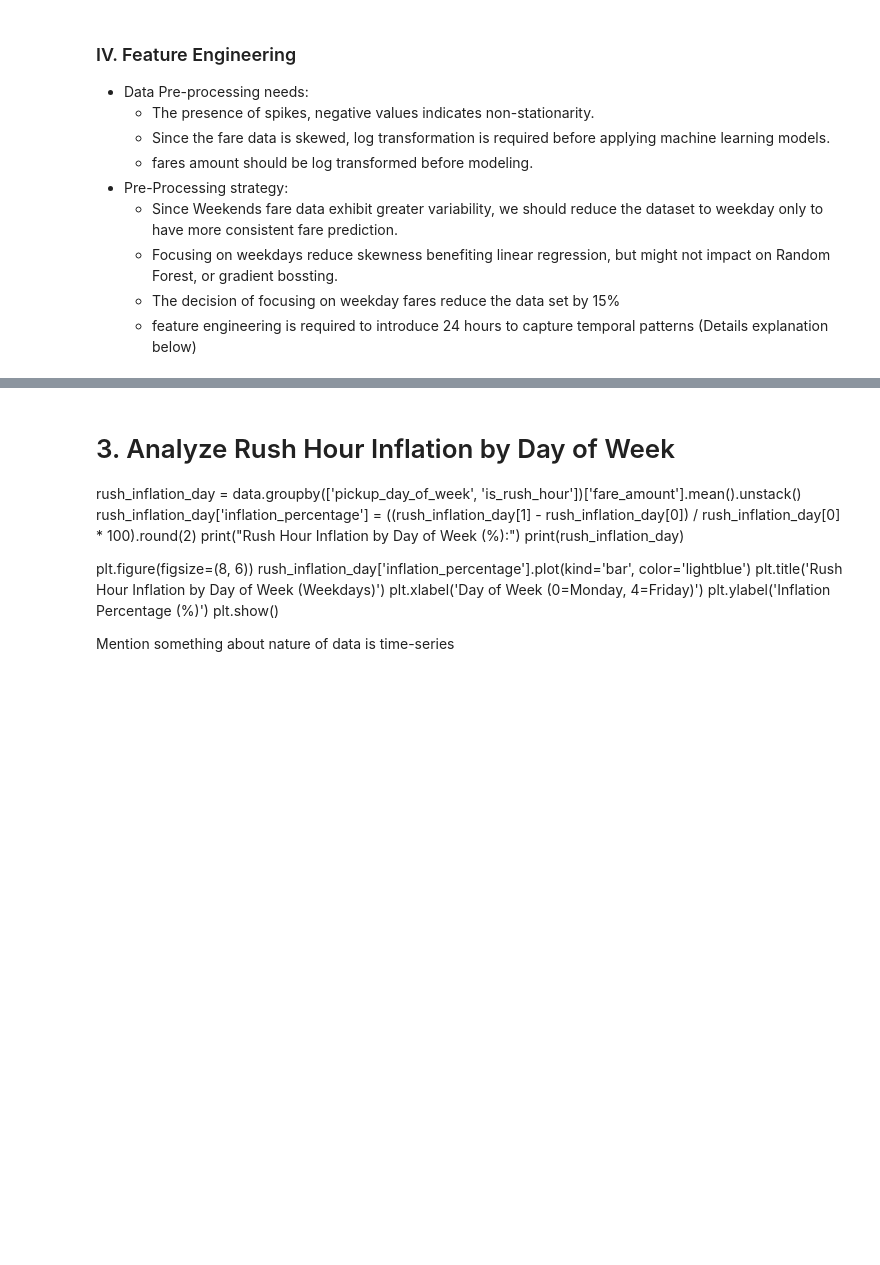
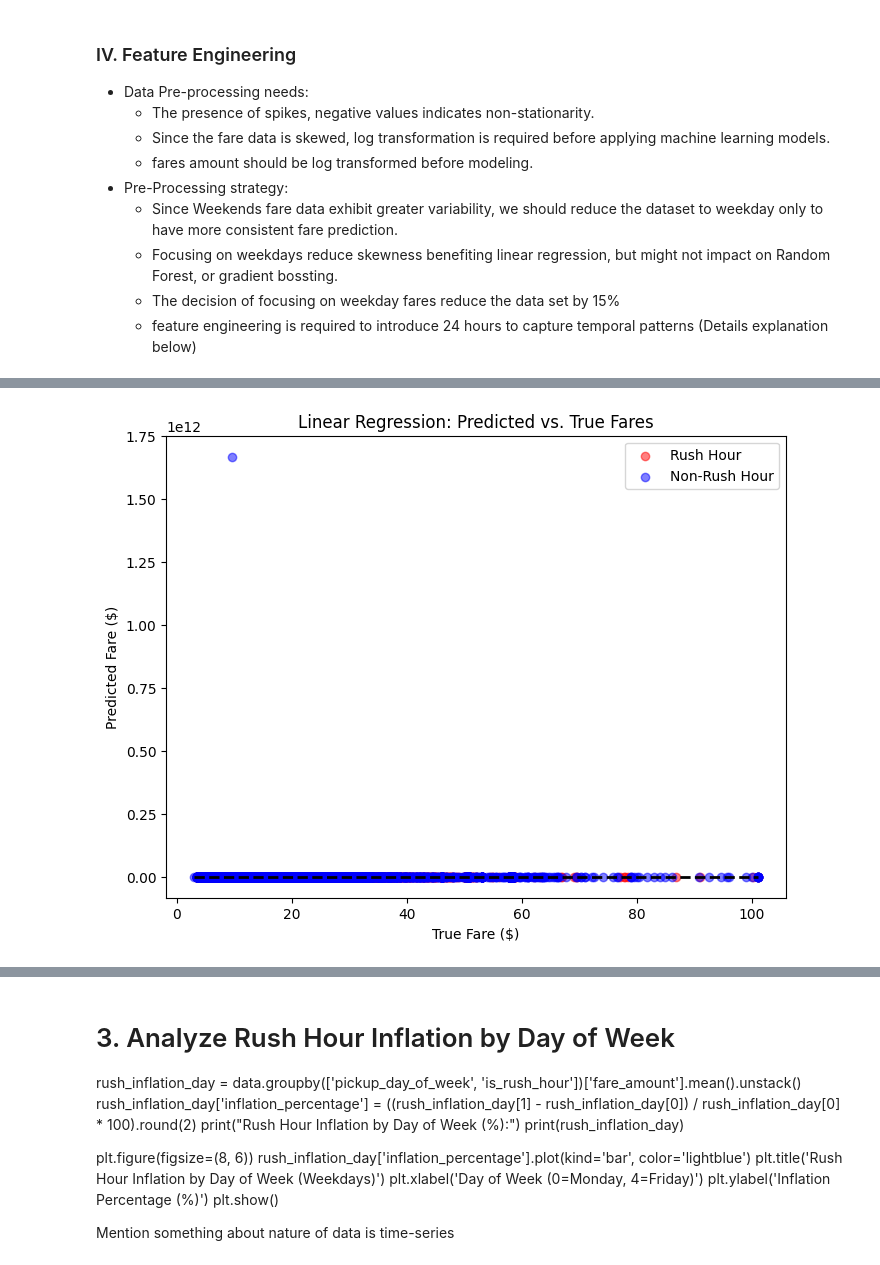
Before and after one commit to ameau01/Uber-Fare-Prediction, a Jupyter notebook: uber-fare-prediction.ipynb, the cells around one changed output, grey strips where cells are left out. Drawn from its saved outputs; the diff is of its cells as text; code cells hidden in the pictures; blank space fills up the shorter version.

Commit message:
Kaggle Notebook | Uber Fare Prediction | Version 14

```diff
--- a/uber-fare-prediction.ipynb
+++ b/uber-fare-prediction.ipynb
@@ -511,0 +632,19 @@ print("lagged_log_fare preprocessing complete.")
+# %%
+# Determine number of components explaining 95% of variance
+n_components = np.argmax(cumulative_variance >= 0.95) + 1
+print(f"Number of PCA components explaining 95% variance: {n_components}")
+
+# Re-run PCA with selected number of components
+pca = PCA(n_components=n_components)
+X_pca_final = pca.fit_transform(X_pca_scaled)
+X_pca_df = pd.DataFrame(X_pca_final, columns=[f'PC{i+1}' for i in range(n_components)], index=X_pca.index)
+
+# Add is_rush_hour for evaluation (not used in PCA)
+X_pca_df['is_rush_hour'] = data['is_rush_hour']
+
+# Final feature set
+X = X_pca_df
+y = data['log_fare_amount']
+
+X = X.dropna()
+y = y.loc[X.index]
@@ -511,0 +722,64 @@ print("lagged_log_fare preprocessing complete.")
+# %%
+# Linear Regression
+# Add regularization with Ridge to prevent overfitting
+from sklearn.linear_model import Ridge
+
+# Train-test split
+tscv = TimeSeriesSplit(n_splits=5)
+for train_index, test_index in tscv.split(X):
+    X_train, X_test = X.iloc[train_index], X.iloc[test_index]
+    y_train, y_test = y.iloc[train_index], y.iloc[test_index]
+    break
+
+# Train Ridge Regression (alpha=1 for regularization)
+lr_model = Ridge(alpha=1.0)
+lr_model.fit(X_train, y_train)
+
+# Apply smearing correction
+y_train_pred_lr = lr_model.predict(X_train)
+residuals_log_lr = y_train - y_train_pred_lr
+smearing_factor_lr = np.mean(np.exp(residuals_log_lr))
+y_test_pred_log_lr = lr_model.predict(X_test)
+y_test_pred_lr = np.exp(y_test_pred_log_lr) * smearing_factor_lr
+y_test_true_lr = np.exp(y_test)
+
+# Evaluate performance
+rush_test_idx_lr = X_test['dynamic_rush_hour'] == 1
+non_rush_test_idx_lr = X_test['dynamic_rush_hour'] == 0
+
+mae_rush_lr = mean_absolute_error(y_test_true_lr[rush_test_idx_lr], y_test_pred_lr[rush_test_idx_lr])
+rmse_rush_lr = np.sqrt(mean_squared_error(y_test_true_lr[rush_test_idx_lr], y_test_pred_lr[rush_test_idx_lr]))
+mae_non_rush_lr = mean_absolute_error(y_test_true_lr[non_rush_test_idx_lr], y_test_pred_lr[non_rush_test_idx_lr])
+rmse_non_rush_lr = np.sqrt(mean_squared_error(y_test_true_lr[non_rush_test_idx_lr], y_test_pred_lr[non_rush_test_idx_lr]))
+mae_overall_lr = mean_absolute_error(y_test_true_lr, y_test_pred_lr)
+rmse_overall_lr = np.sqrt(mean_squared_error(y_test_true_lr, y_test_pred_lr))
+
+# Store RMSE values
+rmse_values = {
+    'Linear Regression': {'Rush': rmse_rush_lr, 'Non-Rush': rmse_non_rush_lr, 'Overall': rmse_overall_lr}
+}
+
+# Plot predicted vs. true fares
+plt.figure(figsize=(8, 6))
+plt.scatter(y_test_true_lr[rush_test_idx_lr], y_test_pred_lr[rush_test_idx_lr], alpha=0.5, label='Rush Hour', color='red')
+plt.scatter(y_test_true_lr[non_rush_test_idx_lr], y_test_pred_lr[non_rush_test_idx_lr], alpha=0.5, label='Non-Rush Hour', color='blue')
+plt.plot([y_test_true_lr.min(), y_test_true_lr.max()], [y_test_true_lr.min(), y_test_true_lr.max()], 'k--', lw=2)
+plt.xlabel('True Fare ($)')
+plt.ylabel('Predicted Fare ($)')
+plt.title('Linear Regression: Predicted vs. True Fares')
+plt.legend()
+plt.show()
+
+# Plot prediction errors
+errors_lr = y_test_true_lr - y_test_pred_lr
+plt.figure(figsize=(8, 6))
+plt.scatter(y_test_true_lr[rush_test_idx_lr], errors_lr[rush_test_idx_lr], alpha=0.5, label='Rush Hour', color='red')
+plt.scatter(y_test_true_lr[non_rush_test_idx_lr], errors_lr[non_rush_test_idx_lr], alpha=0.5, label='Non-Rush Hour', color='blue')
+plt.axhline(0, color='black', linestyle='--')
+plt.xlabel('True Fare ($)')
+plt.ylabel('Prediction Error ($)')
+plt.title('Linear Regression: Prediction Errors')
+plt.legend()
+plt.show()
+# %% [output]
+[figure, added]
```
Also changed, not shown: parts of 13 cells of this notebook.
